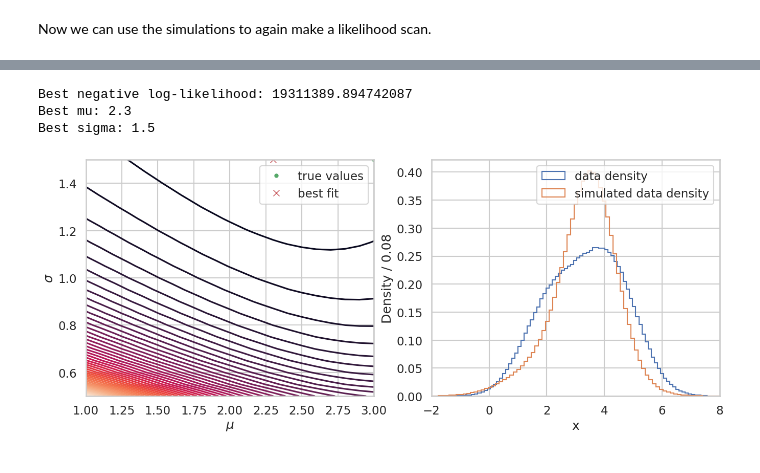
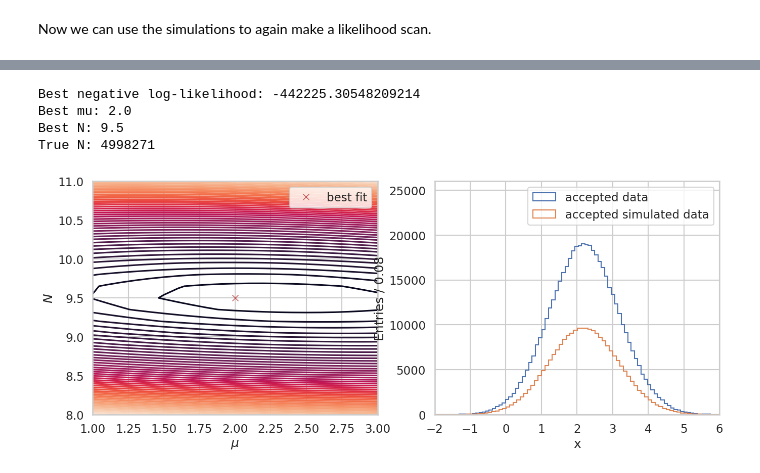
Before and after one commit to n-idw/tutorials, a Jupyter notebook: maximum_likelihood_method.ipynb, the cells around one changed output, grey strips where cells are left out. Drawn from its saved outputs; the diff is of its cells as text; code cells hidden in the pictures.

```diff
--- a/maximum_likelihood_method.ipynb
+++ b/maximum_likelihood_method.ipynb
@@ -598,17 +641,18 @@ plt.show()
 # %%
 # Define the range of the mean and standard deviation for the grid search
 mu_scan = np.linspace(start=1, stop=3, num=21)
-sigma_scan = np.linspace(start=0.5, stop=1.5, num=21)
-
+# sigma_scan = np.linspace(start=0.5, stop=1.5, num=11)
+sigma_scan = 1
+N_scan = np.linspace(start=8, stop=11, num=21)
 # Calculate the negative log-likelihood for the grid search
 neg_ln_L_scan = np.array(
     [
         [
-            neg_ln_L_eff(
-                normal_pdf(x=acc_data_with_bkg, mu=mu, sigma=sigma),
-                normal_pdf(x=acc_mc, mu=mu, sigma=sigma),
+            ext_neg_ln_L(
+                normal_distribution(x=acc_data, mu=mu, sigma=sigma_scan, N=n),
+                normal_distribution(x=sim_acc_data, mu=mu, sigma=sigma_scan, N=n),
             )
-            for sigma in sigma_scan
+            for n in N_scan
         ]
         for mu in mu_scan
     ]
@@ -616,35 +660,48 @@ neg_ln_L_scan = np.array(
 # %%
 best_L = np.min(neg_ln_L_scan)
 best_i = np.where(neg_ln_L_scan == best_L)
 best_mu = mu_scan[best_i[0][0]]
-best_sigma = sigma_scan[best_i[1][0]]
+best_N = N_scan[best_i[0][0]]
 print("Best negative log-likelihood:", best_L)
 print("Best mu:", best_mu)
-print("Best sigma:", best_sigma)
+print("Best N:", best_N)
+print("True N:", len(sim_acc_data))
 
 fig, ax = plt.subplots(nrows=1, ncols=2, figsize=(16, 6))
 grid = np.meshgrid(mu_scan, sigma_scan)
 contour = ax[0].contour(
     mu_scan,
-    sigma_scan,
-    neg_ln_L_scan.T,
+    N_scan,
+    neg_ln_L_scan,
     levels=50,
 )
-ax[0].plot(mu, sigma, marker="o", ls="", ms=5, color="g", label="true values")
-ax[0].plot(best_mu, best_sigma, marker="x", ls="", color="r", label="best fit")
+# ax[0].plot(
+#     2, len(sim_acc_data), marker="o", ls="", ms=5, color="g", label="true values"
+# )
+ax[0].plot(best_mu, best_N, marker="x", ls="", color="r", label="best fit")
 ax[0].set_xlabel("$\mu$")
-ax[0].set_ylabel("$\sigma$")
+ax[0].set_ylabel("$N$")
 ax[0].legend()
 
-ax[1].hist(x=acc_data_with_bkg, bins=100, histtype="step", density=True, label="data density")
-ax[1].hist(x=acc_mc, weights=normal_pdf(acc_mc,best_mu,best_sigma), bins=100, histtype="step", density=True, label="simulated data density")
-ax[1].set_xlim(-2, 8)
+ax[1].hist(x=acc_data, bins=100, histtype="step", label="accepted data")
+ax[1].hist(
+    x=sim_acc_data,
+    weights=normal_distribution(sim_acc_data, best_mu, sigma_scan, best_N)
+    / len(sim_data)
+    * len(acc_data),
+    bins=100,
+    histtype="step",
+    label="accepted simulated data",
+)
+ax[1].set_xlim(-2, 6)
 ax[1].set_xlabel("x")
-ax[1].set_ylabel(f"Density / {bin_width:.2f}")
+ax[1].set_ylim(0, 2.6e4)
+ax[1].set_ylabel(f"Entries / {bin_width:.2f}")
 ax[1].legend(loc="upper right")
 plt.show()
 # %% [output]
-Best negative log-likelihood: 19311389.894742087
-Best mu: 2.3
-Best sigma: 1.5
+Best negative log-likelihood: -442225.30548209214
+Best mu: 2.0
+Best N: 9.5
+True N: 4998271
-[figure, old version]
+[figure, new version]
```
Also changed, not shown: parts of 19 cells of this notebook, 1 other file.
